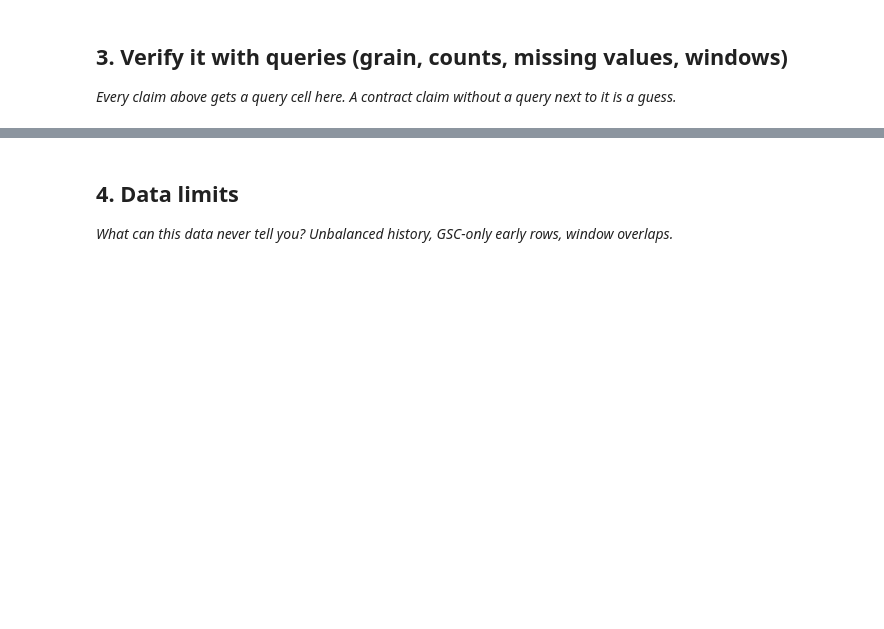
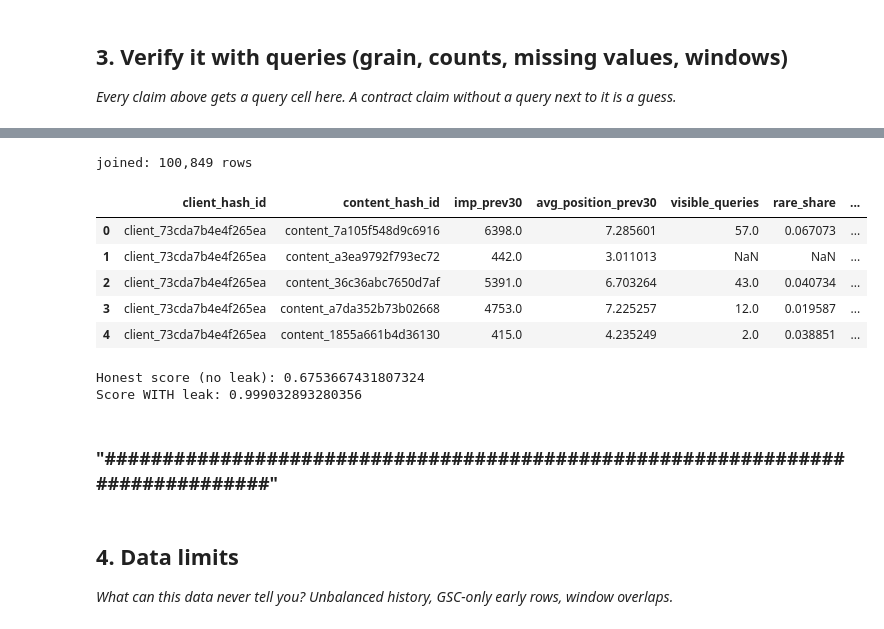
Before and after one commit to khaled-dragon/ML-intern, a Jupyter notebook: work/notebooks/w03_data_contract.ipynb, the cells around one changed output, grey strips where cells are left out. Saved outputs shown, nothing was run; the diff lists cells and outputs as text; code cells hidden in the pictures; blank space fills up the shorter version.

```diff
--- a/work/notebooks/w03_data_contract.ipynb
+++ b/work/notebooks/w03_data_contract.ipynb
@@ -20,0 +112,23 @@ This skeleton is yours to fill. Work the sections **in order** — each one has
+# %%
+features = con.sql(f"""
+    WITH bounds AS (
+        SELECT MAX(report_date) AS end_d
+        FROM {TABLES['fact_daily']}
+        WHERE month = '2026-03'
+    ),
+    windowed AS (
+        SELECT client_hash_id, content_hash_id,
+               SUM(CASE WHEN report_date > b.end_d - INTERVAL 30 DAY
+                        THEN gsc_impressions ELSE 0 END) AS imp_prev30,
+               AVG(CASE WHEN report_date > b.end_d - INTERVAL 30 DAY
+                        THEN gsc_avg_position END) AS avg_position_prev30
+        FROM {TABLES['fact_daily']} f, bounds b
+        WHERE f.month = '2026-03'
+        GROUP BY 1, 2
+        HAVING imp_prev30 >= 100
+    )
+    SELECT * FROM windowed
+""").df()
+
+print(f"{len(features):,} content items with enough history")
+features.head()
@@ -21,3 +143,57 @@ This skeleton is yours to fill. Work the sections **in order** — each one has
+# %%
+qsignals = con.sql(f"""
+    SELECT content_hash_id,
+           ANY_VALUE(content_visible_query_count) AS visible_queries,
+           ANY_VALUE(rare_impressions_share)       AS rare_share,
+           MAX(impressions_90d)                    AS top_query_impressions,
+           SUM(impressions_90d)                    AS kept_impressions
+    FROM {TABLES['fact_query_90d']}
+    GROUP BY content_hash_id
+""").df()
+
+qsignals['top_query_share'] = qsignals['top_query_impressions'] / qsignals['kept_impressions']
+data = features.merge(qsignals, on='content_hash_id', how='left')
+print(f"joined: {len(data):,} rows")
+data.head()
+# %% [output]
+joined: 100,849 rows
+|  | client_hash_id | content_hash_id | imp_prev30 | avg_position_prev30 | visible_queries | rare_share | ... |
+| 0 | client_73cda7b4e4f265ea | content_7a105f548d9c6916 | 6398.0 | 7.285601 | 57.0 | 0.067073 | ... |
+| 1 | client_73cda7b4e4f265ea | content_a3ea9792f793ec72 | 442.0 | 3.011013 | NaN | NaN | ... |
+| 2 | client_73cda7b4e4f265ea | content_36c36abc7650d7af | 5391.0 | 6.703264 | 43.0 | 0.040734 | ... |
+| 3 | client_73cda7b4e4f265ea | content_a7da352b73b02668 | 4753.0 | 7.225257 | 12.0 | 0.019587 | ... |
+| 4 | client_73cda7b4e4f265ea | content_1855a661b4d36130 | 415.0 | 4.235249 | 2.0 | 0.038851 | ... |
+# %%
+outcome = con.sql(f"""
+    SELECT content_hash_id, SUM(gsc_impressions) AS imp_next30
+    FROM {TABLES['fact_daily']}
+    WHERE month = '2026-04'
+    GROUP BY 1
+""").df()
+
+data = data.merge(outcome, on='content_hash_id', how='inner')
+data['is_declining'] = (data['imp_next30'] < 0.8 * data['imp_prev30']).astype(int)
+
+feature_cols = ['imp_prev30', 'avg_position_prev30', 'visible_queries', 'rare_share', 'top_query_share']
+model_data = data.dropna(subset=feature_cols)
+X, y = model_data[feature_cols], model_data['is_declining']
+
+from sklearn.linear_model import LogisticRegression
+
+m_honest = LogisticRegression(max_iter=1000).fit(X, y)
+print("Honest score (no leak):", m_honest.score(X, y))
+
+model_data = model_data.copy()
+model_data['imp_change_pct'] = (data['imp_next30'] - data['imp_prev30']) / data['imp_prev30']
+X_leak = model_data[feature_cols + ['imp_change_pct']]
+
+m_leak = LogisticRegression(max_iter=1000).fit(X_leak, y)
+print("Score WITH leak:", m_leak.score(X_leak, y))
+# %% [output]
+Honest score (no leak): 0.6753667431807324
+Score WITH leak: 0.999032893280356
+# %% [markdown]
+### "###############################################################################"
 # %% [markdown]
 ## 4. Data limits
 
```
Also changed, not shown: parts of 10 cells of this notebook.
